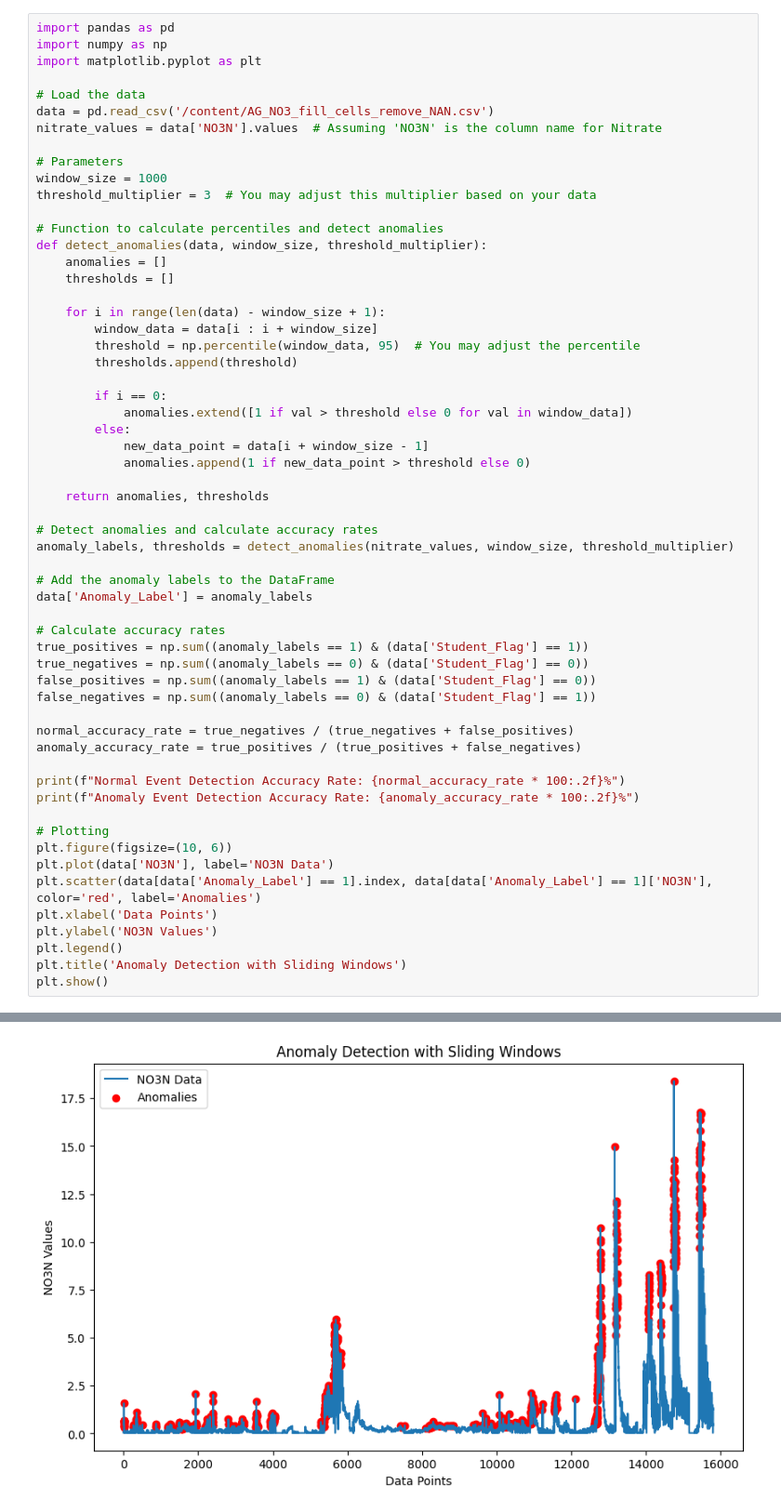
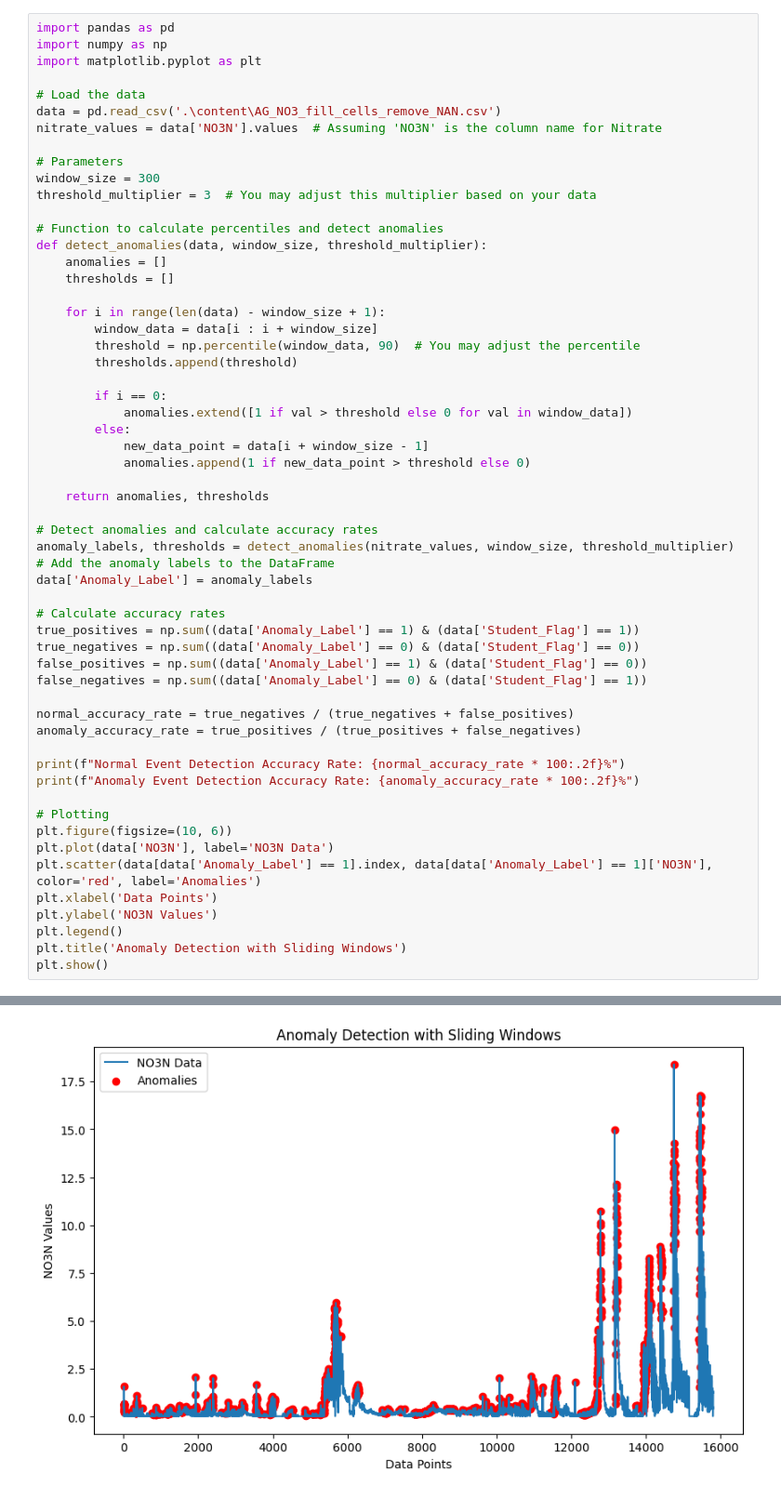
Before and after one commit to saumya112-IN/CSCI-6840-Data-Mining, a Jupyter notebook: Anomaly_event_detection.ipynb, the cells around one changed output, grey strips where cells are left out. Shown at 93% size. Drawn from its saved outputs; the diff is of its cells as text.

```diff
--- a/Anomaly_event_detection.ipynb
+++ b/Anomaly_event_detection.ipynb
@@ -4,11 +4,11 @@ import numpy as np
 import matplotlib.pyplot as plt
 
 # Load the data
-data = pd.read_csv('/content/AG_NO3_fill_cells_remove_NAN.csv')
+data = pd.read_csv('.\content\AG_NO3_fill_cells_remove_NAN.csv')
 nitrate_values = data['NO3N'].values  # Assuming 'NO3N' is the column name for Nitrate
 
 # Parameters
-window_size = 1000
+window_size = 300
 threshold_multiplier = 3  # You may adjust this multiplier based on your data
 
 # Function to calculate percentiles and detect anomalies
@@ -18,7 +18,7 @@ def detect_anomalies(data, window_size, threshold_multiplier):
 
     for i in range(len(data) - window_size + 1):
         window_data = data[i : i + window_size]
-        threshold = np.percentile(window_data, 95)  # You may adjust the percentile
+        threshold = np.percentile(window_data, 90)  # You may adjust the percentile
         thresholds.append(threshold)
 
         if i == 0:
@@ -31,15 +31,14 @@ def detect_anomalies(data, window_size, threshold_multiplier):
 
 # Detect anomalies and calculate accuracy rates
 anomaly_labels, thresholds = detect_anomalies(nitrate_values, window_size, threshold_multiplier)
-
 # Add the anomaly labels to the DataFrame
 data['Anomaly_Label'] = anomaly_labels
 
 # Calculate accuracy rates
-true_positives = np.sum((anomaly_labels == 1) & (data['Student_Flag'] == 1))
-true_negatives = np.sum((anomaly_labels == 0) & (data['Student_Flag'] == 0))
-false_positives = np.sum((anomaly_labels == 1) & (data['Student_Flag'] == 0))
-false_negatives = np.sum((anomaly_labels == 0) & (data['Student_Flag'] == 1))
+true_positives = np.sum((data['Anomaly_Label'] == 1) & (data['Student_Flag'] == 1))
+true_negatives = np.sum((data['Anomaly_Label'] == 0) & (data['Student_Flag'] == 0))
+false_positives = np.sum((data['Anomaly_Label'] == 1) & (data['Student_Flag'] == 0))
+false_negatives = np.sum((data['Anomaly_Label'] == 0) & (data['Student_Flag'] == 1))
 
 normal_accuracy_rate = true_negatives / (true_negatives + false_positives)
 anomaly_accuracy_rate = true_positives / (true_positives + false_negatives)
@@ -62 +61 @@ Anomaly Event Detection Accuracy Rate: nan%
-[figure, old version]
+[figure, new version]
```
Also changed, not shown: parts of 1 cell of this notebook, 1 other file.
